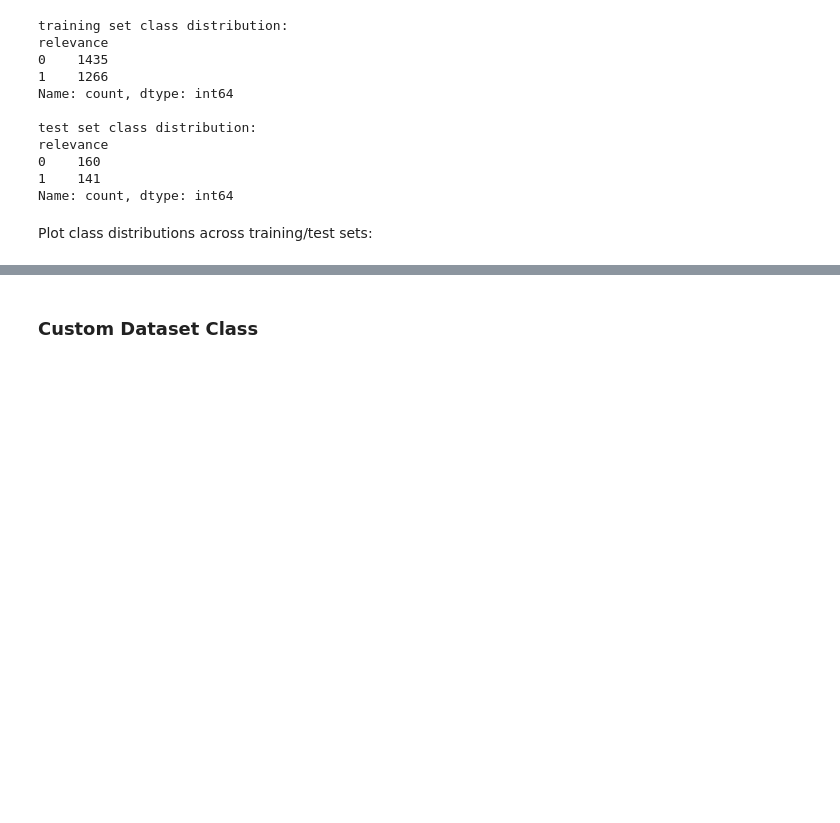
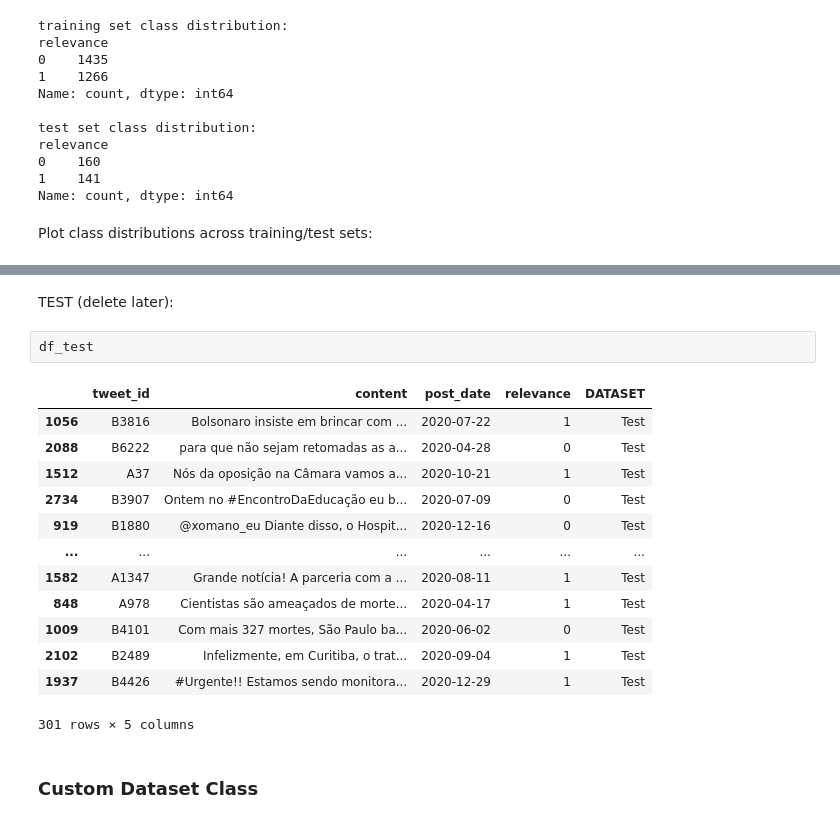
Before and after one commit to belindalombard/BertMLProject, a Jupyter notebook: Relevance_Model.ipynb, the cells around one changed output, grey strips where cells are left out. Cells and saved outputs as stored; diff of their text form; blank space fills up the shorter version.

```diff
--- a/Relevance_Model.ipynb
+++ b/Relevance_Model.ipynb
@@ -298,5 +332,23 @@ plt.show()
 # %% [output]
 [figure]
+# %% [markdown]
+TEST (delete later):
+# %%
+df_test
+# %% [output]
+|  | tweet_id | content | post_date | relevance | DATASET |
+| 1056 | B3816 | Bolsonaro insiste em brincar com ... | 2020-07-22 | 1 | Test |
+| 2088 | B6222 | para que não sejam retomadas as a... | 2020-04-28 | 0 | Test |
+| 1512 | A37 | Nós da oposição na Câmara vamos a... | 2020-10-21 | 1 | Test |
+| 2734 | B3907 | Ontem no #EncontroDaEducação eu b... | 2020-07-09 | 0 | Test |
+| 919 | B1880 | @xomano_eu Diante disso, o Hospit... | 2020-12-16 | 0 | Test |
+| ... | ... | ... | ... | ... | ... |
+| 1582 | A1347 | Grande notícia! A parceria com a ... | 2020-08-11 | 1 | Test |
+| 848 | A978 | Cientistas são ameaçados de morte... | 2020-04-17 | 1 | Test |
+| 1009 | B4101 | Com mais 327 mortes, São Paulo ba... | 2020-06-02 | 0 | Test |
+| 2102 | B2489 | Infelizmente, em Curitiba, o trat... | 2020-09-04 | 1 | Test |
+| 1937 | B4426 | #Urgente!! Estamos sendo monitora... | 2020-12-29 | 1 | Test |
+301 rows × 5 columns
 # %% [markdown]
 ### Custom Dataset Class
 # %%
```
Also changed, not shown: parts of 170 cells of this notebook.
